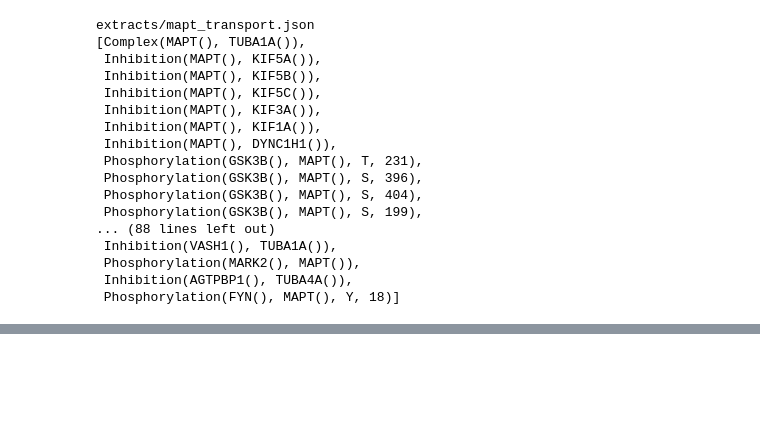
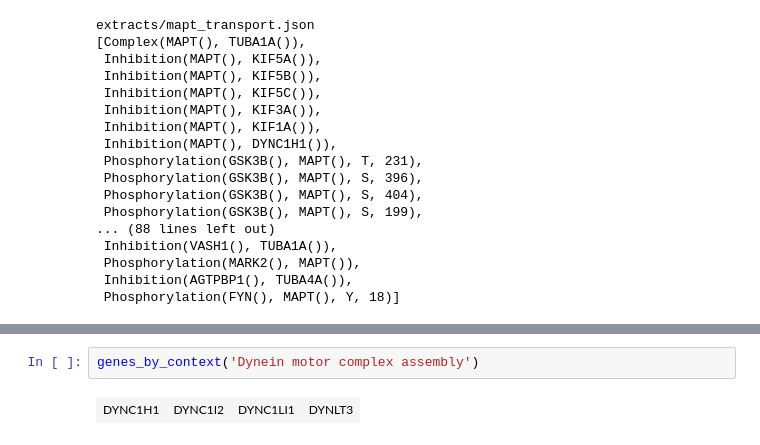
Before and after one commit to munch-group/interaction-store, a Jupyter notebook: interaction_store.ipynb, the cells around one changed output, grey strips where cells are left out. Cells and saved outputs as stored; diff of their text form; blank space fills up the shorter version.

```diff
--- a/interaction_store.ipynb
+++ b/interaction_store.ipynb
@@ -667,0 +894,4 @@ extracts/mapt_transport.json
+# %%
+genes_by_context('Dynein motor complex assembly')
+# %% [output]
+| DYNC1H1 | DYNC1I2 | DYNC1LI1 | DYNLT3 |
```
Also changed, not shown: parts of 17 cells of this notebook, 18 other files.
